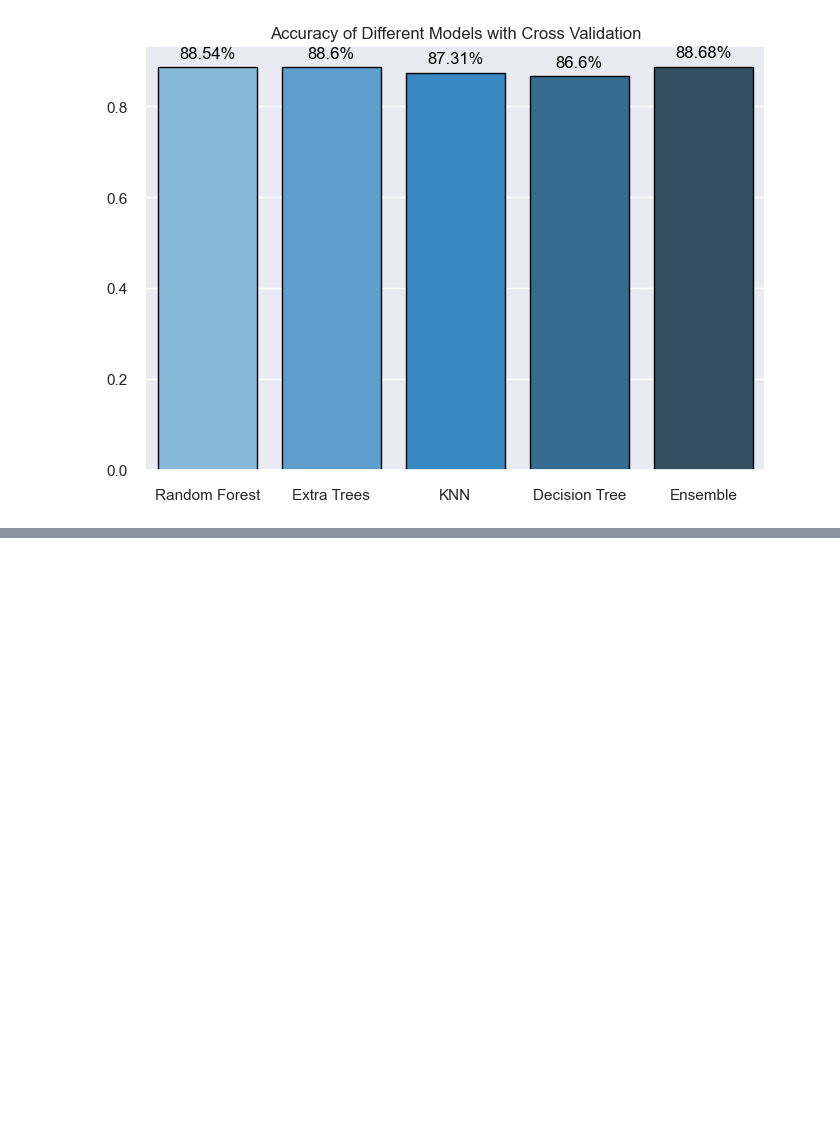
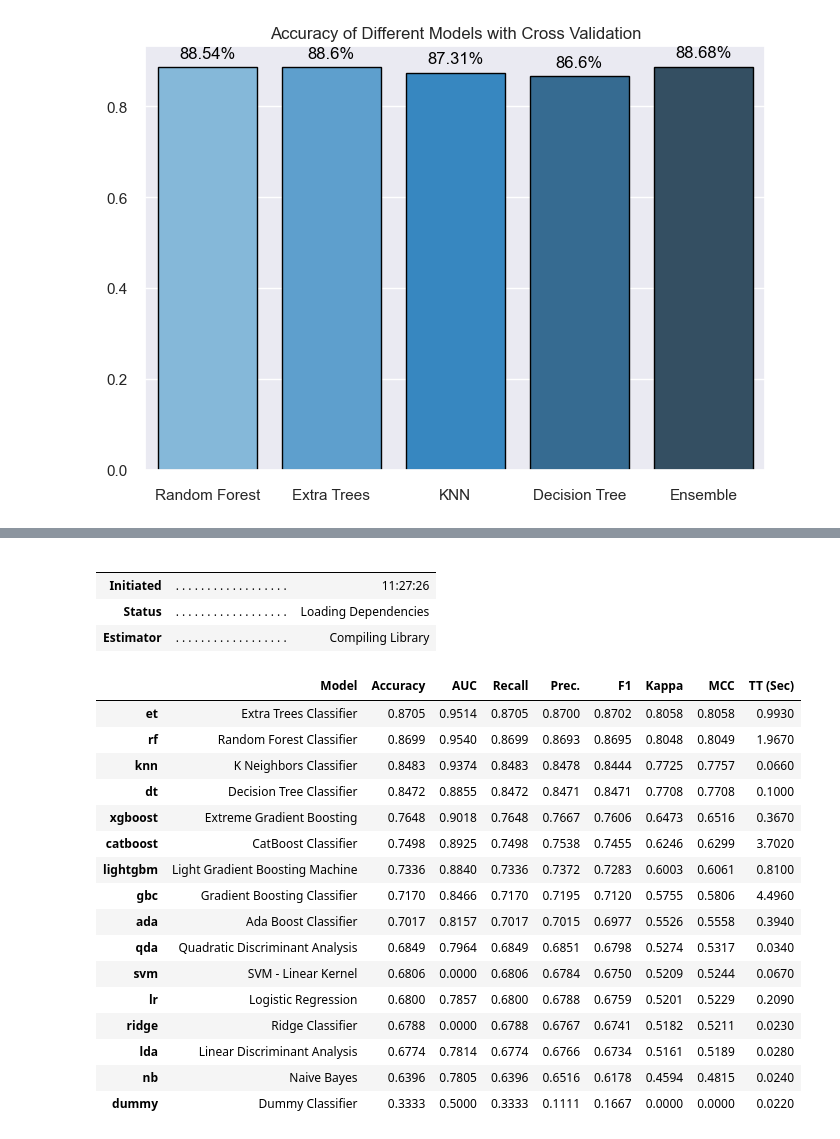
Before and after one commit to yaseen1998/AI_Orange_Course, a Jupyter notebook: Assigment_2/models_regression.ipynb, the cells around one changed output, grey strips where cells are left out. Cells and saved outputs as stored; diff of their text form; code cells hidden in the pictures; blank space fills up the shorter version.

```diff
--- a/Assigment_2/models_regression.ipynb
+++ b/Assigment_2/models_regression.ipynb
@@ -179,0 +207,25 @@ plt.show()
+# %%
+compare=compare_models() # compare models
+# %% [output]
+|  |  |  |
+|  |  |  |
+| Initiated | . . . . . . . . . . . . . . . . . . | 11:27:26 |
+| Status | . . . . . . . . . . . . . . . . . . | Loading Dependencies |
+| Estimator | . . . . . . . . . . . . . . . . . . | Compiling Library |
+|  | Model | Accuracy | AUC | Recall | Prec. | F1 | Kappa | MCC | TT (Sec) |
+| et | Extra Trees Classifier | 0.8705 | 0.9514 | 0.8705 | 0.8700 | 0.8702 | 0.8058 | 0.8058 | 0.9930 |
+| rf | Random Forest Classifier | 0.8699 | 0.9540 | 0.8699 | 0.8693 | 0.8695 | 0.8048 | 0.8049 | 1.9670 |
+| knn | K Neighbors Classifier | 0.8483 | 0.9374 | 0.8483 | 0.8478 | 0.8444 | 0.7725 | 0.7757 | 0.0660 |
+| dt | Decision Tree Classifier | 0.8472 | 0.8855 | 0.8472 | 0.8471 | 0.8471 | 0.7708 | 0.7708 | 0.1000 |
+| xgboost | Extreme Gradient Boosting | 0.7648 | 0.9018 | 0.7648 | 0.7667 | 0.7606 | 0.6473 | 0.6516 | 0.3670 |
+| catboost | CatBoost Classifier | 0.7498 | 0.8925 | 0.7498 | 0.7538 | 0.7455 | 0.6246 | 0.6299 | 3.7020 |
+| lightgbm | Light Gradient Boosting Machine | 0.7336 | 0.8840 | 0.7336 | 0.7372 | 0.7283 | 0.6003 | 0.6061 | 0.8100 |
+| gbc | Gradient Boosting Classifier | 0.7170 | 0.8466 | 0.7170 | 0.7195 | 0.7120 | 0.5755 | 0.5806 | 4.4960 |
+| ada | Ada Boost Classifier | 0.7017 | 0.8157 | 0.7017 | 0.7015 | 0.6977 | 0.5526 | 0.5558 | 0.3940 |
+| qda | Quadratic Discriminant Analysis | 0.6849 | 0.7964 | 0.6849 | 0.6851 | 0.6798 | 0.5274 | 0.5317 | 0.0340 |
+| svm | SVM - Linear Kernel | 0.6806 | 0.0000 | 0.6806 | 0.6784 | 0.6750 | 0.5209 | 0.5244 | 0.0670 |
+| lr | Logistic Regression | 0.6800 | 0.7857 | 0.6800 | 0.6788 | 0.6759 | 0.5201 | 0.5229 | 0.2090 |
+| ridge | Ridge Classifier | 0.6788 | 0.0000 | 0.6788 | 0.6767 | 0.6741 | 0.5182 | 0.5211 | 0.0230 |
+| lda | Linear Discriminant Analysis | 0.6774 | 0.7814 | 0.6774 | 0.6766 | 0.6734 | 0.5161 | 0.5189 | 0.0280 |
+| nb | Naive Bayes | 0.6396 | 0.7805 | 0.6396 | 0.6516 | 0.6178 | 0.4594 | 0.4815 | 0.0240 |
+| dummy | Dummy Classifier | 0.3333 | 0.5000 | 0.3333 | 0.1111 | 0.1667 | 0.0000 | 0.0000 | 0.0220 |
```
Also changed, not shown: parts of 20 cells of this notebook, 11 other files.
